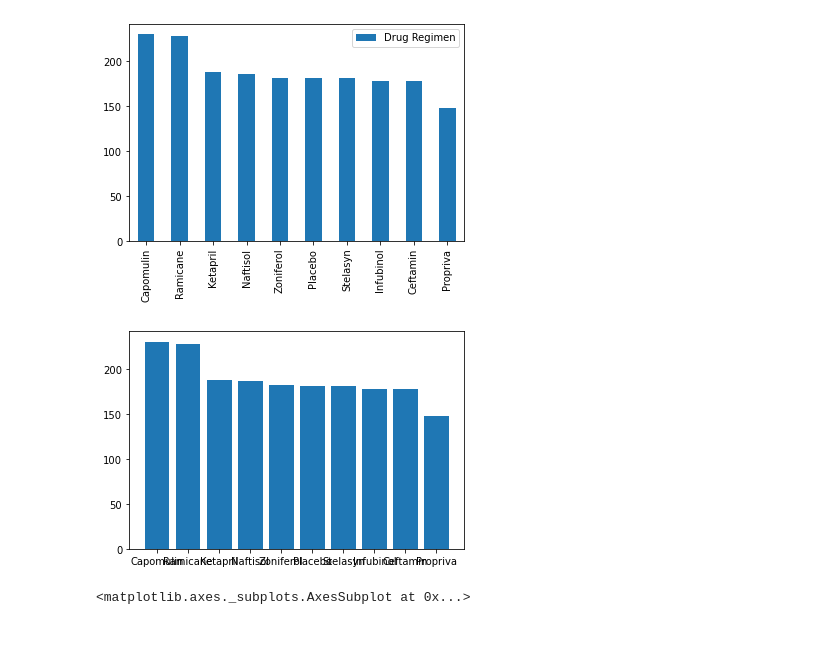
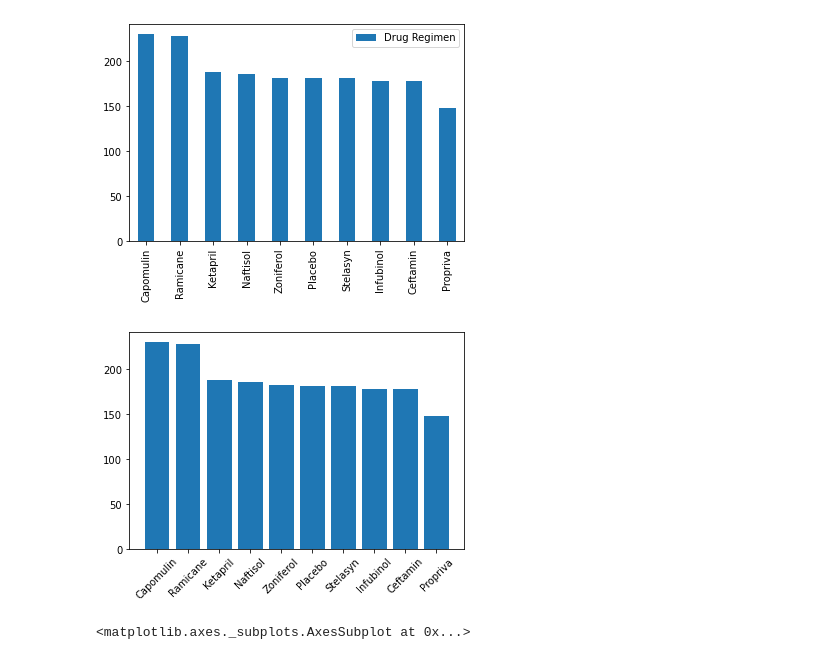
Before and after one commit to jocelyn4112/Pymaceuticals, a Jupyter notebook: Pymaceuticals_JMC.ipynb, the cells around one changed output. Drawn from its saved outputs; the diff is of its cells as text; code cells hidden in the pictures.

```diff
--- a/Pymaceuticals_JMC.ipynb
+++ b/Pymaceuticals_JMC.ipynb
@@ -138,10 +138,11 @@ plot_mice_df.plot(kind = "bar")
 # %%
 # Generate a bar plot showing the total number of mice for each treatment throughout the course of the study using pyplot.
 counts = mouse_study_clean_df["Drug Regimen"].value_counts()
 plt.bar(counts.index.values,counts.values)
+plt.xticks(rotation = 45)
 plt.show()
 # %% [output]
-[figure, old version]
+[figure, new version]
 # %%
 # Generate a pie plot showing the distribution of female versus male mice using pandas
 plot_mice_df = mouse_study_clean_df["Sex"].value_counts()
```
Also changed, not shown: parts of 5 cells of this notebook.
